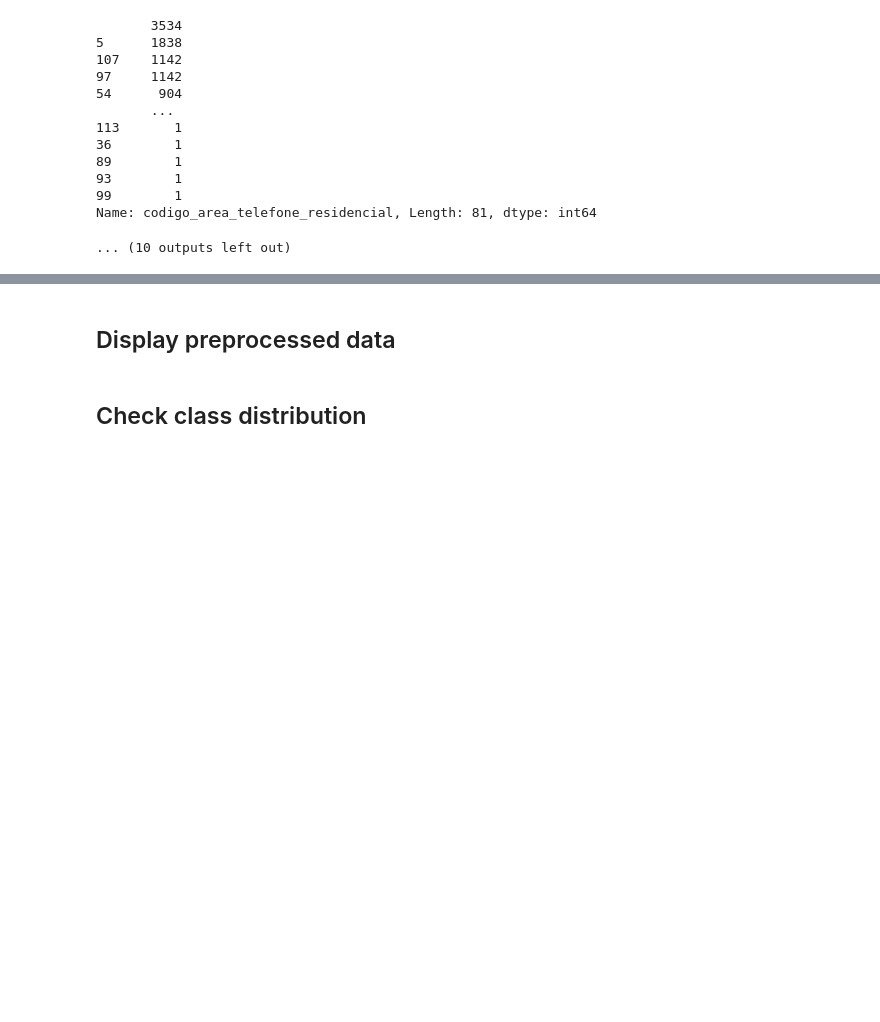
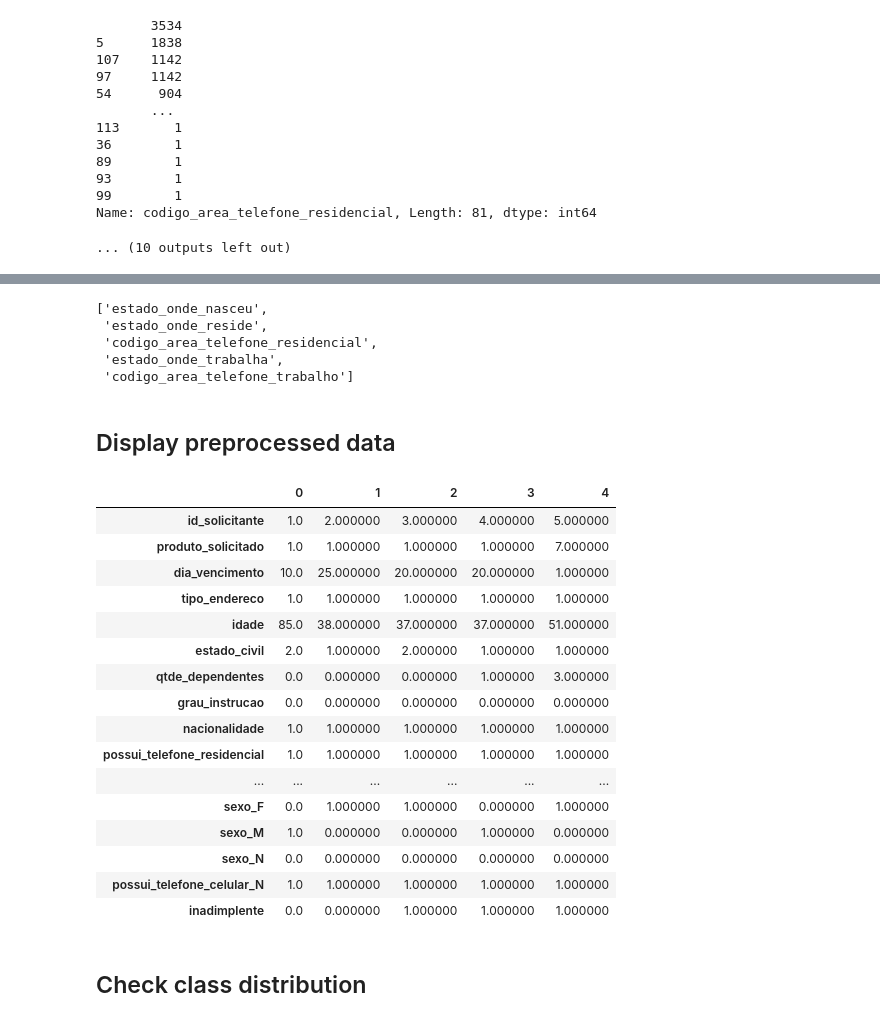
Before and after one commit to lucas-inocencio/Machine-Learning, a Jupyter notebook: src/classif/classificador_credito.ipynb, the cells around one changed output, grey strips where cells are left out. Drawn from its saved outputs; the diff is of its cells as text; code cells hidden in the pictures; blank space fills up the shorter version.

```diff
--- a/src/classif/classificador_credito.ipynb
+++ b/src/classif/classificador_credito.ipynb
@@ -154,6 +107,0 @@ resposta = pd.get_dummies(resposta, columns=cat_cols)
-# %%
-bin_cols = ['possui_telefone_residencial', 'vinculo_formal_com_empresa', 'possui_telefone_trabalho']
-binarizador = LabelBinarizer()
-for col in bin_cols:
-    dados[col] = binarizador.fit_transform(dados[col])
-    resposta[col] = binarizador.fit_transform(resposta[col])
@@ -167,0 +108,17 @@ resposta['sexo'] = resposta['sexo'].fillna('N')
+# %%
+HIGH_CARDINALITY_THRESHOLD = 25
+
+categorical_cols = df_train.select_dtypes(include=["object"]).columns.tolist()
+
+high_cardinality_cols = []
+for col in categorical_cols:
+    if df_train[col].nunique() > HIGH_CARDINALITY_THRESHOLD:
+        high_cardinality_cols.append(col)
+
+high_cardinality_cols
+# %% [output]
+['estado_onde_nasceu',
+ 'estado_onde_reside',
+ 'codigo_area_telefone_residencial',
+ 'estado_onde_trabalha',
+ 'codigo_area_telefone_trabalho']
@@ -168,6 +170,61 @@ resposta['sexo'] = resposta['sexo'].fillna('N')
+# %%
+df_train.drop(high_cardinality_cols, axis=1, inplace=True)
+df_test.drop(high_cardinality_cols, axis=1, inplace=True)
+
+inadimplente = df_train['inadimplente']
+df_train.drop(['inadimplente'], axis=1, inplace=True)
+
+df_train = df_train.replace(r'^\s*$', np.NaN, regex=True)
+df_test = df_test.replace(r'^\s*$', np.NaN, regex=True)
+
+for col in df_train:
+    if df_train[col].dtype == 'O':
+        df_train[col] = df_train[col].fillna(df_train[col].mode().iloc[0])
+        df_test[col] = df_test[col].fillna(df_train[col].mode().iloc[0])
+    else:
+        df_train[col] = df_train[col].fillna(df_train[col].mean())
+        df_test[col] = df_test[col].fillna(df_train[col].mean())
+
+cat_vars = df_train.select_dtypes(include=['object', 'bool']).columns.tolist()
+
+for var in cat_vars:
+    if len(df_train[var].unique()) == 2:
+        lb = LabelBinarizer()
+        df_train[var] = lb.fit_transform(df_train[var])
+        df_test[var] = lb.transform(df_test[var])
+    elif len(df_train[var].unique()) == len(df_test[var].unique()):
+        df_train = pd.get_dummies(df_train, columns=[var], prefix=[var])
+        df_test = pd.get_dummies(df_test, columns=[var], prefix=[var])
+    else:
+        df_train.drop([var], axis=1, inplace=True)
+        df_test.drop([var], axis=1, inplace=True)
+
+cat_vars = df_train.select_dtypes(include=['object']).columns.tolist()
+df_train = pd.get_dummies(df_train, columns=cat_vars)
+df_test = pd.get_dummies(df_test, columns=cat_vars)
+
+df_train['inadimplente'] = inadimplente
 # %% [markdown]
 ## Display preprocessed data
 # %%
-display(dados.head(5).T)
+display(df_train.head(5).T)
+# %% [output]
+|  | 0 | 1 | 2 | 3 | 4 |
+| id_solicitante | 1.0 | 2.000000 | 3.000000 | 4.000000 | 5.000000 |
+| produto_solicitado | 1.0 | 1.000000 | 1.000000 | 1.000000 | 7.000000 |
+| dia_vencimento | 10.0 | 25.000000 | 20.000000 | 20.000000 | 1.000000 |
+| tipo_endereco | 1.0 | 1.000000 | 1.000000 | 1.000000 | 1.000000 |
+| idade | 85.0 | 38.000000 | 37.000000 | 37.000000 | 51.000000 |
+| estado_civil | 2.0 | 1.000000 | 2.000000 | 1.000000 | 1.000000 |
+| qtde_dependentes | 0.0 | 0.000000 | 0.000000 | 1.000000 | 3.000000 |
+| grau_instrucao | 0.0 | 0.000000 | 0.000000 | 0.000000 | 0.000000 |
+| nacionalidade | 1.0 | 1.000000 | 1.000000 | 1.000000 | 1.000000 |
+| possui_telefone_residencial | 1.0 | 1.000000 | 1.000000 | 1.000000 | 1.000000 |
+| ... | ... | ... | ... | ... | ... |
+| sexo_F | 0.0 | 1.000000 | 1.000000 | 0.000000 | 1.000000 |
+| sexo_M | 1.0 | 0.000000 | 0.000000 | 1.000000 | 0.000000 |
+| sexo_N | 0.0 | 0.000000 | 0.000000 | 0.000000 | 0.000000 |
+| possui_telefone_celular_N | 1.0 | 1.000000 | 1.000000 | 1.000000 | 1.000000 |
+| inadimplente | 0.0 | 0.000000 | 1.000000 | 1.000000 | 1.000000 |
 # %% [markdown]
 ## Check class distribution
```
Also changed, not shown: parts of 22 cells of this notebook, 7 other files.
